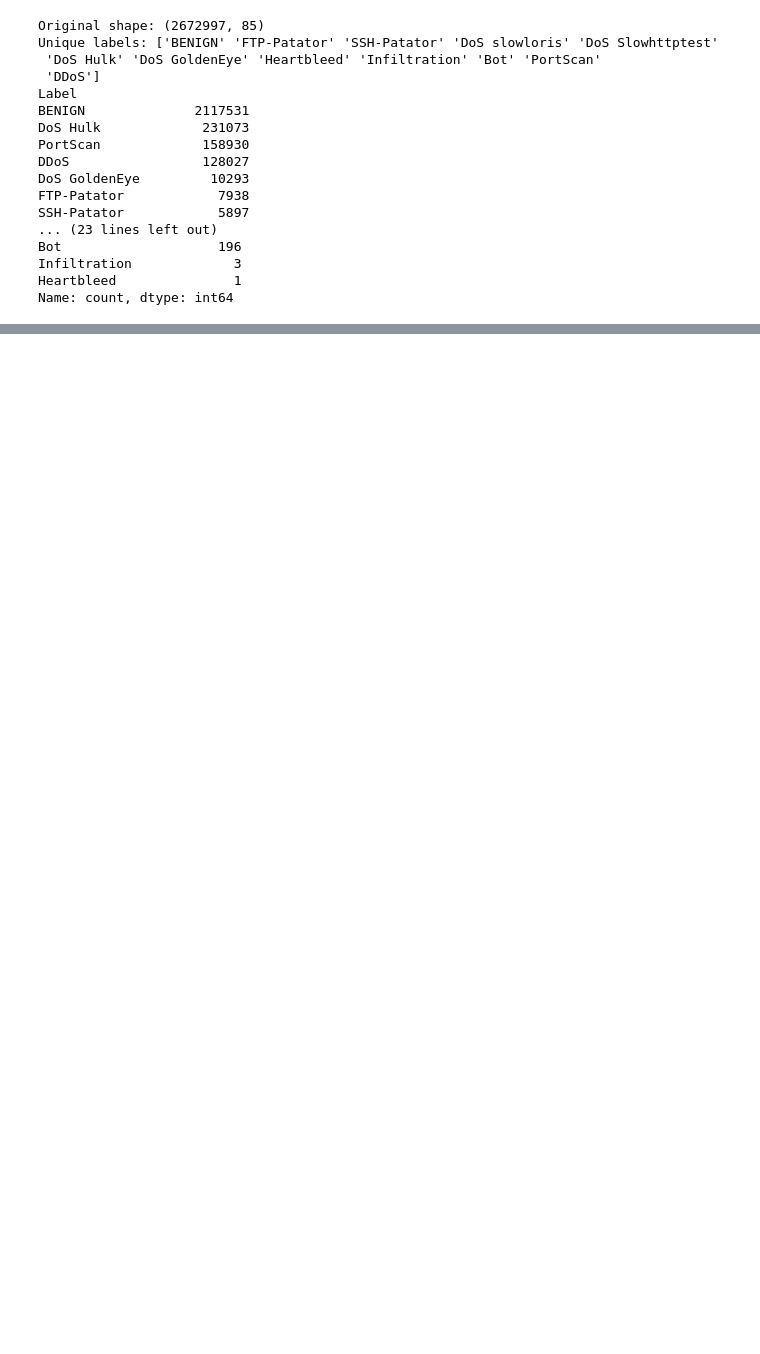
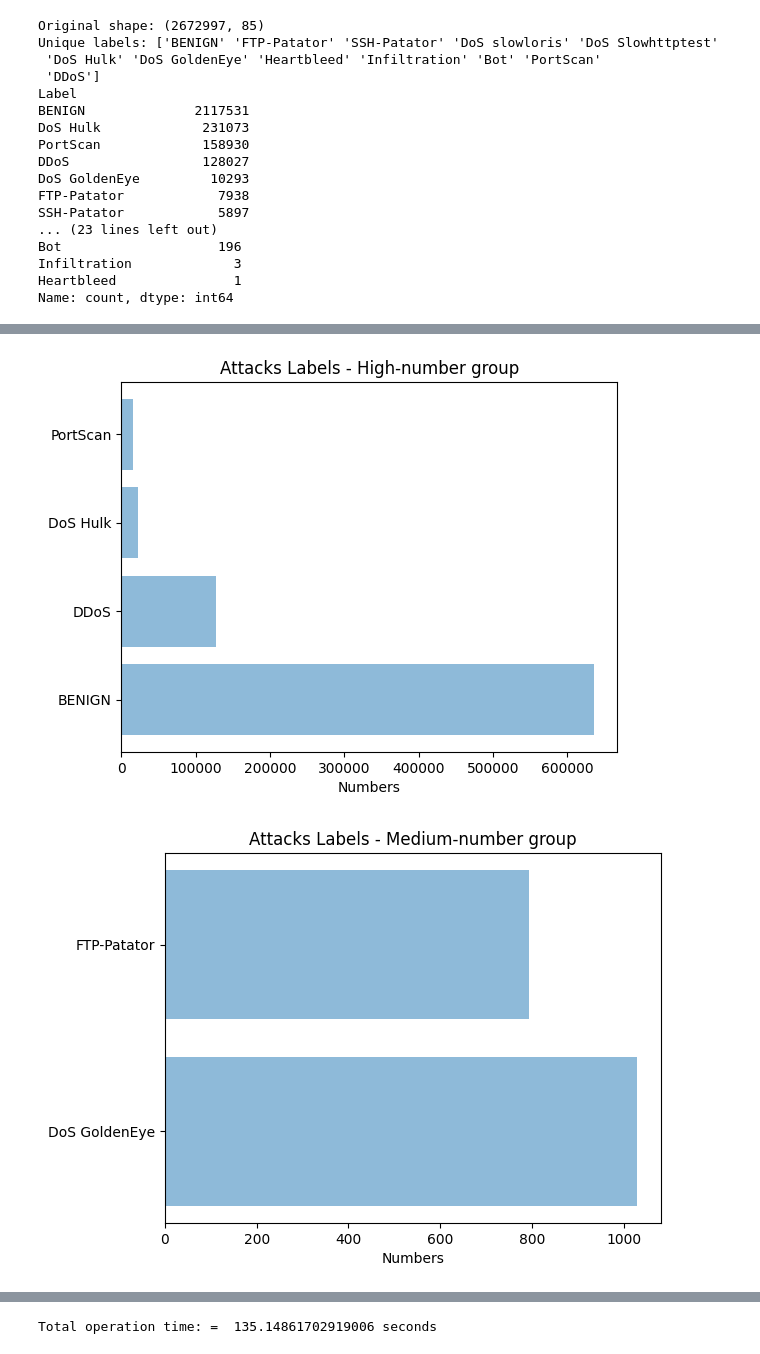
Before and after one commit to Zuhly-Technologies/Network-Anomaly-Detection, a Jupyter notebook: 01_preprocessing.ipynb, the cells around one changed output, grey strips where cells are left out. Drawn from its saved outputs; the diff is of its cells as text; code cells hidden in the pictures; blank space fills up the shorter version.

Commit message:
added statistics to preprocessing stage

```diff
--- a/01_preprocessing.ipynb
+++ b/01_preprocessing.ipynb
@@ -247,3 +251,75 @@ Bot                    196
 Infiltration             3
 Heartbleed               1
 Name: count, dtype: int64
+# %%
+##  all_data.csv files is required for the operation of the program.
+##  all_data.csv file must be located in the same directory as the program.
+
+
+
+##  The purpose of this program is to provide statistics about the data contained in the dataset.
+##  Considering that some of the data are very large and some of them are very small, the graphics are created in three separate groups, so that all data can be seen:
+##          big: labels with more than 11000 numbers
+##          medium: labels with numbers between 600 and 11000
+##          small: labels with fewer than 600 numbers
+##
+##  In the last graphics, the rates of all attacks and normal behaviors are given.
+
+#  graph creation function
+def graph(objects,performance,x_label,y_label):
+    y_pos = np.arange(len(objects))
+    plt.barh(y_pos, performance, align='center', alpha=0.5)
+    plt.yticks(y_pos, objects)
+    plt.xlabel(x_label)
+    plt.title(y_label)
+    plt.show()
+
+
+df=pd.read_csv('all_data.csv', usecols=["Label"])
+print(df.iloc[:,0].value_counts())
+a=(df.iloc[:,0].value_counts())
+
+
+key=a.keys()
+values=a.values
+small_labels=[]
+small_values=[]
+big_labels=[]
+big_values=[]
+medium_labels=[]
+medium_values=[]
+attacak=0
+benign=0
+
+
+## In this section, the attacks are grouped under 3 groups,
+## so that all values can be seen on the graph.
+for i in range(0,len(values)):
+    if values[i]>11000:
+        big_labels.append(str(key[i]))
+        big_values.append(values[i])
+    elif values[i]<600:
+        small_labels.append(str(key[i]))
+        small_values.append(values[i])
+    else:
+        medium_labels.append(str(key[i]))
+        medium_values.append(values[i])
+
+    if str(key[i])=="BENIGN":
+        benign+=values[i]
+    else:
+        attacak+=values[i]
+
+key =[benign,attacak]
+
+
+#functions are called to create a chartes
+labels=["BENIGN %"+str(round(benign/(benign+attacak),2)*100),
+        "ATTACK %"+str(round(attacak/(benign+attacak),2)*100)]
+graph(big_labels,big_values,"Numbers","Attacks Labels - High-number group")
+graph(medium_labels,medium_values,"Numbers","Attacks Labels - Medium-number group")
+graph(small_labels,small_values,"Numbers","Attacks Labels - Small -number group")
+graph(labels,key,"Numbers","Attack and Benign Percentage")
+
+print("Total operation time: = ",time.time()- seconds ,"seconds")
+# %% [output]
@@ -249,0 +340,2 @@ Name: count, dtype: int64
+[figure, added]
+[figure, added]
@@ -249,0 +344 @@ Name: count, dtype: int64
+Total operation time: =  135.14861702919006 seconds
```
Also changed, not shown: parts of 4 cells of this notebook, 1 other file.
